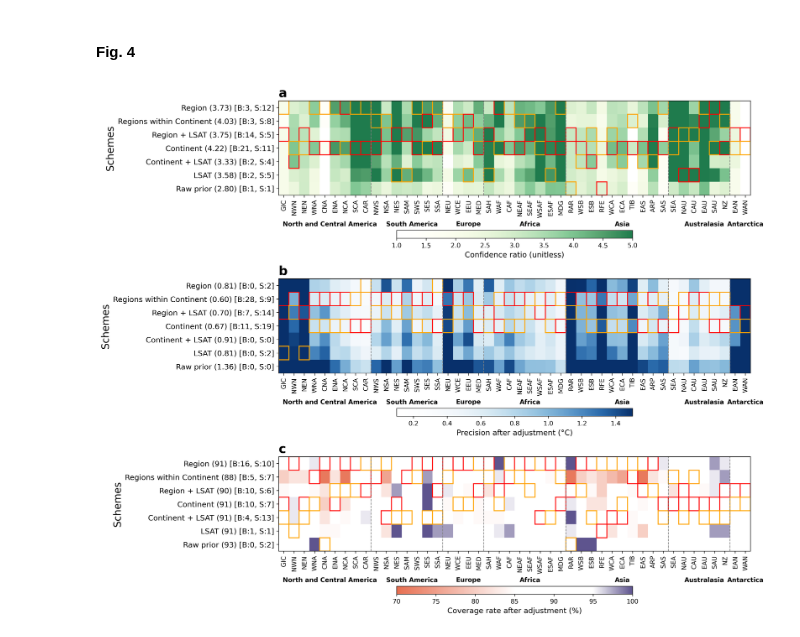
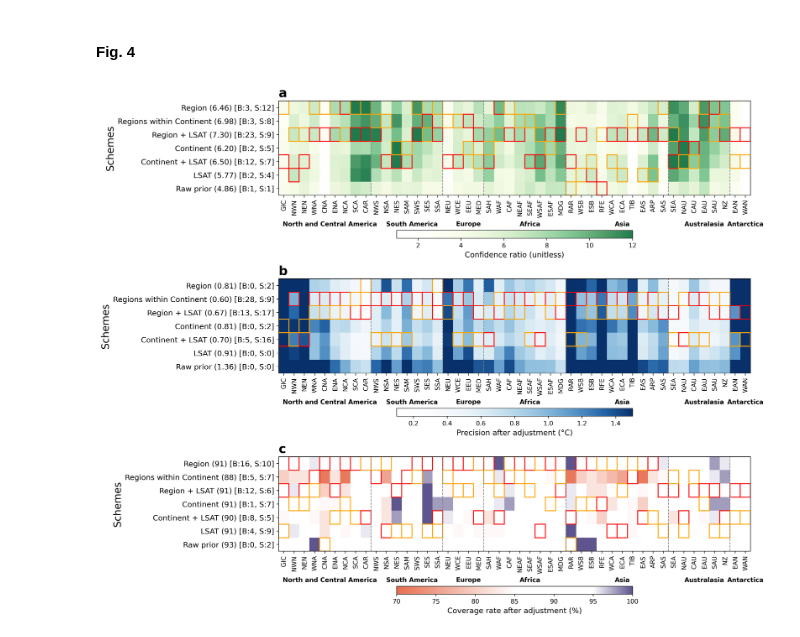
Before and after one commit to TongLi-97/Global_regional_attribution_Dec2025, a Jupyter notebook: 1.1_IPM_Fig.4_compare_plot.ipynb, the cells around one changed output. Drawn from its saved outputs; the diff is of its cells as text; code cells hidden in the pictures.

```diff
--- a/1.1_IPM_Fig.4_compare_plot.ipynb
+++ b/1.1_IPM_Fig.4_compare_plot.ipynb
@@ -174,7 +174,7 @@ for pseudo_id in range(len(pseudo_mean_smoothed)):
 
 sq_errors_all = xr.concat(sq_errors_all, dim = 'pseudo')
 
-n_pseudo = len(pseudo_mean_smoothed)
+n_pseudo = len(mod_45_pseudo['model_run'])
 scaled_rmse_all = np.sqrt(sq_errors_all.sum(dim = 'pseudo')/ n_pseudo)
 
 scaled_rmse_all
@@ -358,7 +358,7 @@ plot_IMP_heatmap(
     data, groups, cmap_rmse, 'a',
     fig, ax,
     labels_height=8.4, target=100,
-    vmin=1, vmax=5, corlor_bar_name = 'Confidence ratio (unitless)'
+    vmin=1, vmax=12, corlor_bar_name = 'Confidence ratio (unitless)'
 )
 
 # ------------------------
@@ -366,34 +366,34 @@ plot_IMP_heatmap(
 # ------------------------
 ax = axes[1]
 # title = 'Uncertainty width (after adjustment)'
 data = width_adj.mean('pseudo').isel(scheme=slice(0, 7))
 plot_IMP_heatmap(
     data, groups, cmap_width, 'b',
     fig, ax,
     labels_height=8.4, target=0,
     vmin=0.1, vmax=1.5, corlor_bar_name = 'Precision after adjustment (°C)'
 )
 
 # ------------------------
 # Panel 3: Coverage rate
 # ------------------------
 ax = axes[2]
 # title = 'Coverage rate (after adjustment)'
 data = prior_post_rate_adj.mean('pseudo_id').isel(scheme=slice(0, 7)).T
 plot_IMP_heatmap(
     data, groups, cmap_coverage, 'c',
     fig, ax,
     labels_height=8.4, target=90,
     vmin=70, vmax=100,
     decimal=0,
     coverage_rate=False, corlor_bar_name = 'Coverage rate after adjustment (%)'
 )
 
 plt.tight_layout()
 plt.show()
 fig.savefig('./saved_figures/Fig_4.pdf', dpi=300, bbox_inches='tight')
 # %% [output]
-[figure, old version]
+[figure, new version]
 # %%
 ### Before adjustment
 fig, axes = plt.subplots(2, 1, figsize=(15, 8))
```
Also changed, not shown: parts of 1 cell of this notebook, 54 other files.
